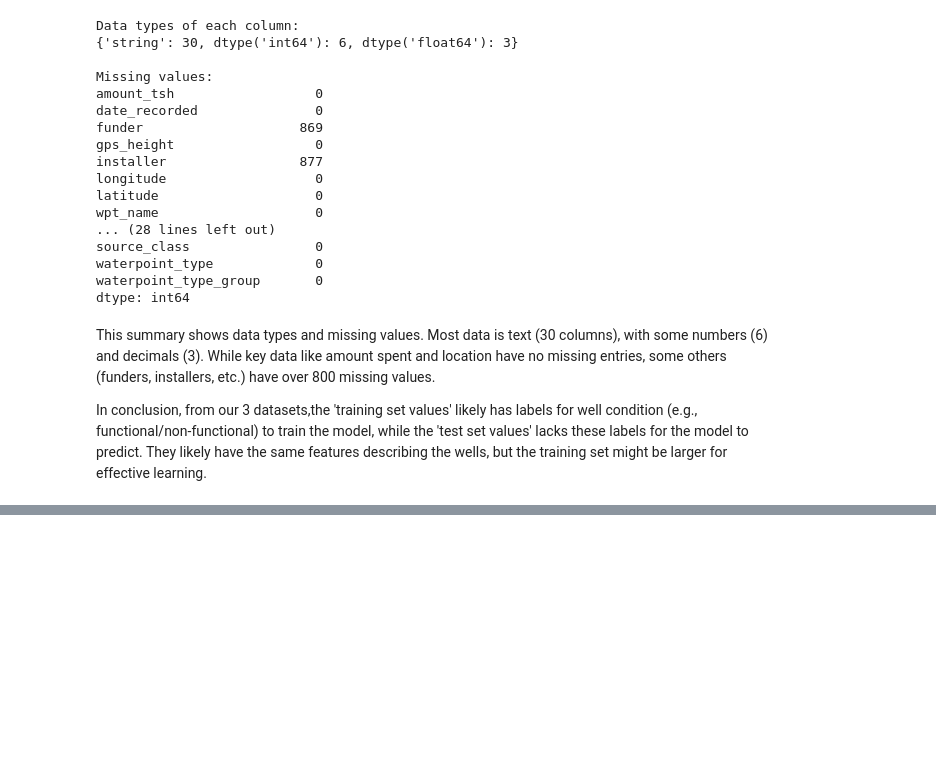
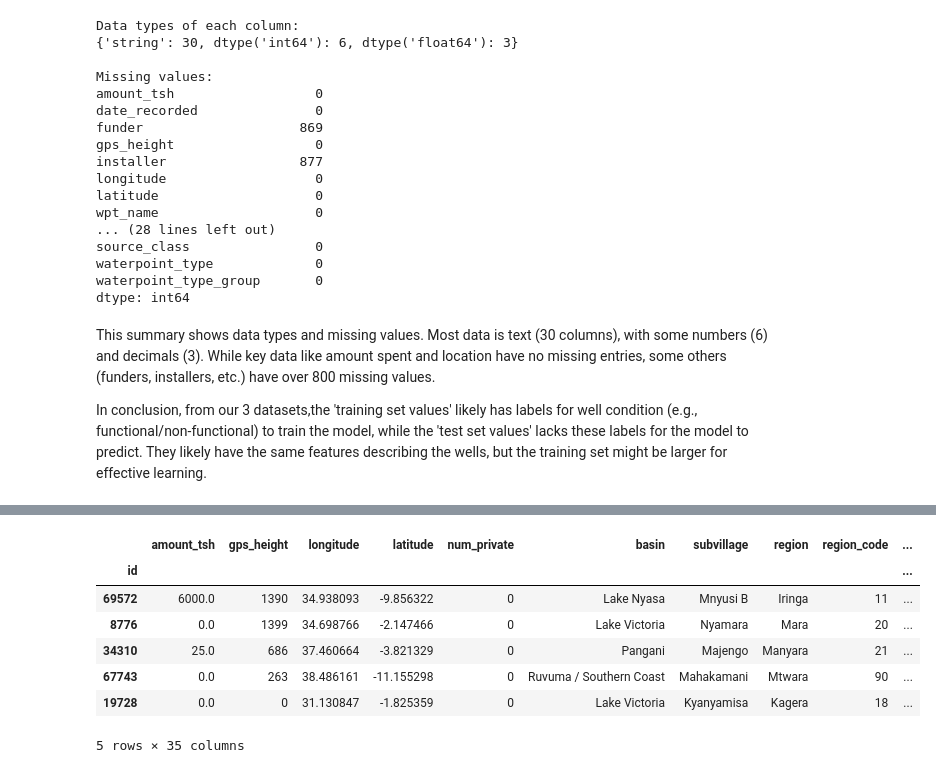
Before and after one commit to Cdasilver29/well-classification-documented, a Jupyter notebook: Technical.ipynb, the cells around one changed output, grey strips where cells are left out. Saved outputs shown, nothing was run; the diff lists cells and outputs as text; code cells hidden in the pictures; blank space fills up the shorter version.

Commit message:
data cleaning

```diff
--- a/Technical.ipynb
+++ b/Technical.ipynb
@@ -374,0 +377,7 @@ In conclusion, from our 3 datasets,the 'training set values' likely has labels f
+# %%
+# merging the training set values and training set labels on the 'id' column
+try:
+    merged_df = pd.merge(df_1, df_2, on='id')
+    print(merged_df.head())
+except Exception as e:
+    print("An error occurred during the merge operation:", e)
@@ -374,0 +402,9 @@ In conclusion, from our 3 datasets,the 'training set values' likely has labels f
+# %%
+#checking for the shape and information about the new dataset
+def check_shape_and_info(data):
+    print("Shape of the DataFrame:", data.shape)
+    print(data.info())
+    return data
+# %%
+merged_df = check_shape_and_info(merged_df)
+merged_df.head()
@@ -374,0 +446,13 @@ In conclusion, from our 3 datasets,the 'training set values' likely has labels f
+# %%
+#dropping the columns that are not needed in the dataset
+merged_df.drop(['funder', 'installer', 'date_recorded', 'recorded_by', 'wpt_name',], axis=1, inplace=True)
+merged_df.head()
+# %% [output]
+|  | amount_tsh | gps_height | longitude | latitude | num_private | basin | subvillage | region | region_code | ... |
+| id |  |  |  |  |  |  |  |  |  | ... |
+| 69572 | 6000.0 | 1390 | 34.938093 | -9.856322 | 0 | Lake Nyasa | Mnyusi B | Iringa | 11 | ... |
+| 8776 | 0.0 | 1399 | 34.698766 | -2.147466 | 0 | Lake Victoria | Nyamara | Mara | 20 | ... |
+| 34310 | 25.0 | 686 | 37.460664 | -3.821329 | 0 | Pangani | Majengo | Manyara | 21 | ... |
+| 67743 | 0.0 | 263 | 38.486161 | -11.155298 | 0 | Ruvuma / Southern Coast | Mahakamani | Mtwara | 90 | ... |
+| 19728 | 0.0 | 0 | 31.130847 | -1.825359 | 0 | Lake Victoria | Kyanyamisa | Kagera | 18 | ... |
+5 rows × 35 columns
```
Also changed, not shown: parts of 16 cells of this notebook.
